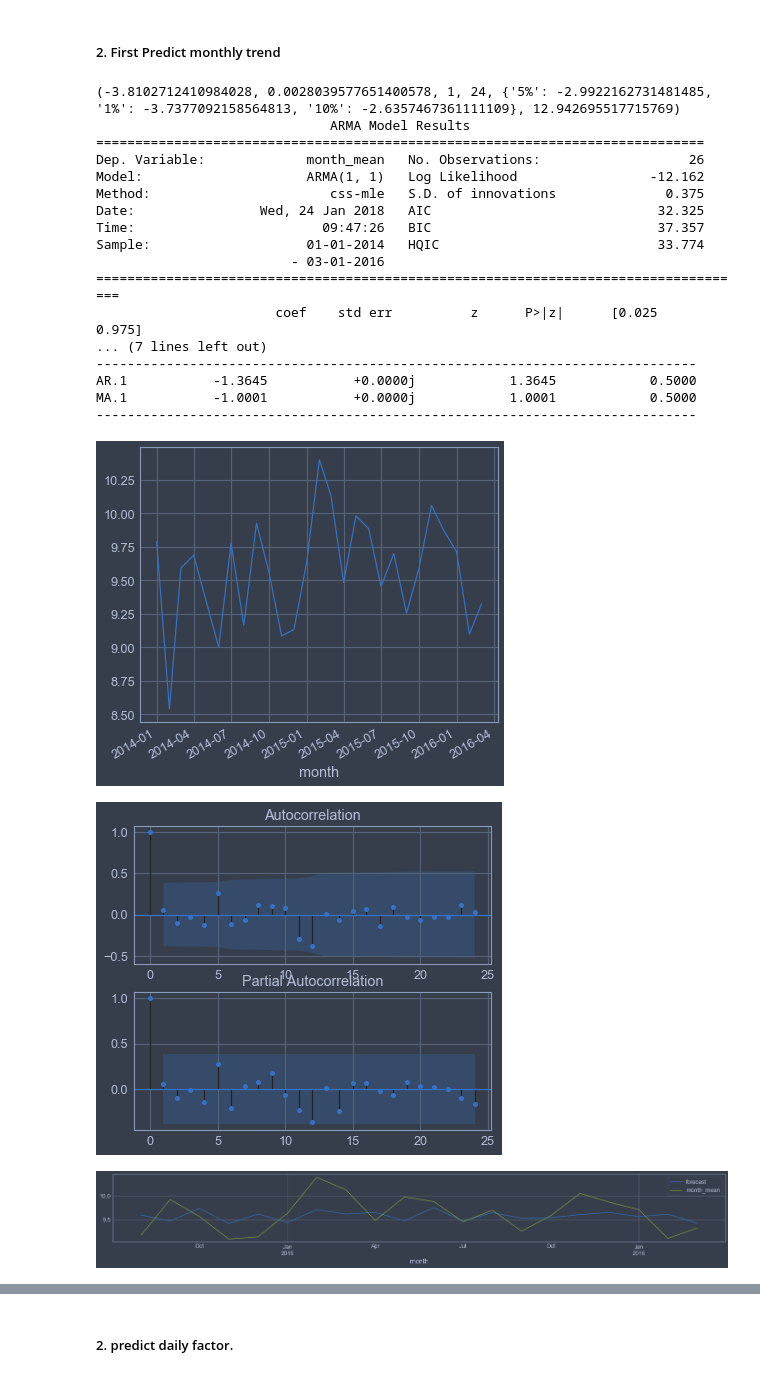
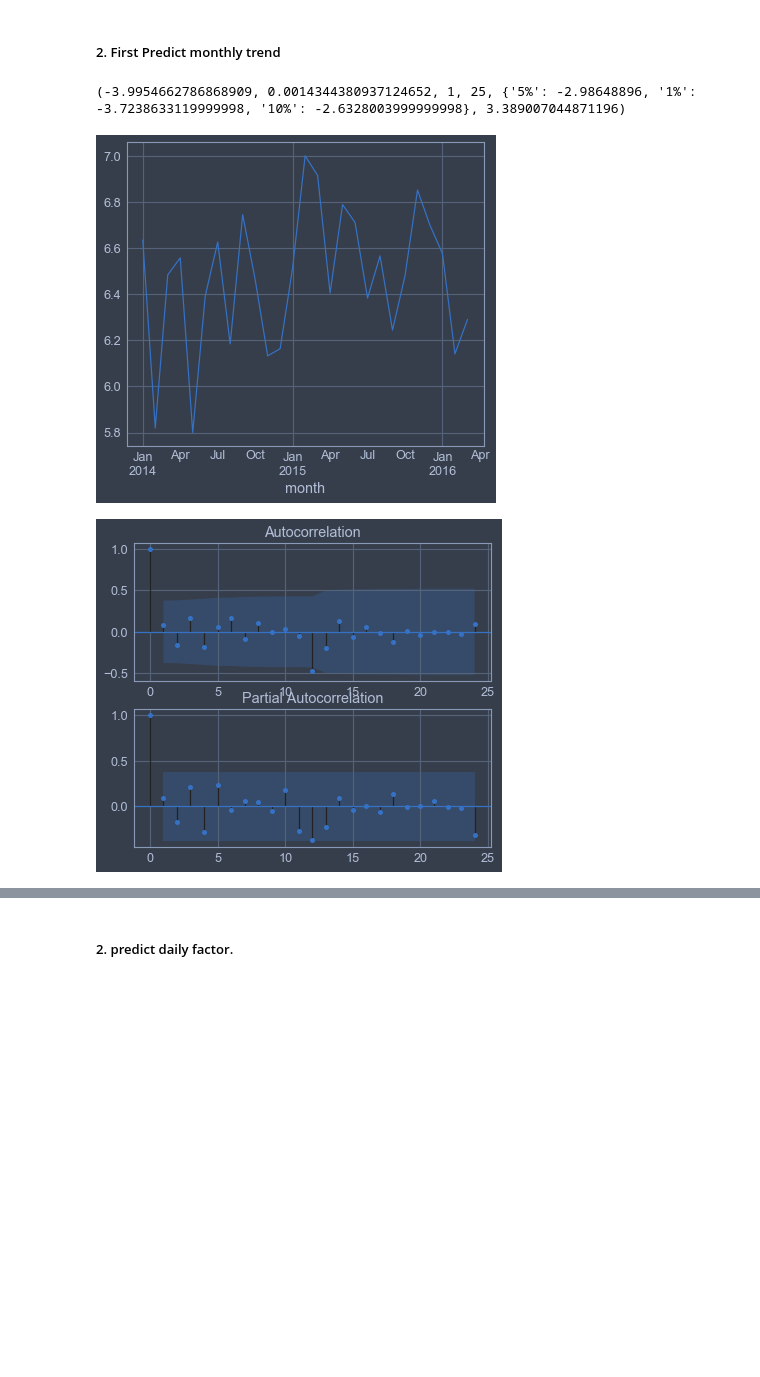
Before and after one commit to zhchaoo/YanCityCarBand_tianchi, a Jupyter notebook: arima.ipynb, the cells around one changed output, grey strips where cells are left out. Drawn from its saved outputs; the diff is of its cells as text; code cells hidden in the pictures; blank space fills up the shorter version.

Commit message:
use mean instead of sum

```diff
--- a/arima.ipynb
+++ b/arima.ipynb
@@ -79,47 +79,25 @@ test_fix_df.set_index('date_fix', inplace=True)
 # %% [markdown]
 ##### 2. First Predict monthly trend
 # %%
-ts = frame_sum.diff(12)
+#
+ts = frame_mean.diff(12)
 # deal with neg values and use log to reduce amplitude
-ts = np.log(ts+10000)
+ts = np.log(ts+500)
 ts.dropna(inplace=True)
 # fix sample with huge diff
-ts[4] = 9.
+ts[4] = 5.8
+ts[13] = 7.0
 ts.plot()
 
 f = plt.figure()
 ax1 = f.add_subplot(211)
 plot_acf(ts, lags=24, ax=ax1)
 ax2 = f.add_subplot(212)
 plot_pacf(ts, lags=24, ax=ax2)
 
 print adfuller(ts)
-f = plt.figure(figsize=(24,6))
-ax1 = f.add_subplot(211)
-#ax2 = f.add_subplot(212)
-model = ARMA(ts, order=(3, 3))
-result_arma = model.fit(disp=-1)
-result_arma.plot_predict(start='2014-08-01', ax=ax1)
-print result_arma.summary()
 # %% [output]
-(-3.8102712410984028, 0.0028039577651400578, 1, 24, {'5%': -2.9922162731481485, '1%': -3.7377092158564813, '10%': -2.6357467361111109}, 12.942695517715769)
-                              ARMA Model Results
-==============================================================================
-Dep. Variable:             month_mean   No. Observations:                   26
-Model:                     ARMA(1, 1)   Log Likelihood                 -12.162
-Method:                       css-mle   S.D. of innovations              0.375
-Date:                Wed, 24 Jan 2018   AIC                             32.325
-Time:                        09:47:26   BIC                             37.357
-Sample:                    01-01-2014   HQIC                            33.774
-                         - 03-01-2016
-====================================================================================
-                       coef    std err          z      P>|z|      [0.025      0.975]
-... (7 lines left out)
------------------------------------------------------------------------------
-AR.1           -1.3645           +0.0000j            1.3645            0.5000
-MA.1           -1.0001           +0.0000j            1.0001            0.5000
------------------------------------------------------------------------------
+(-3.9954662786868909, 0.0014344380937124652, 1, 25, {'5%': -2.98648896, '1%': -3.7238633119999998, '10%': -2.6328003999999998}, 3.389007044871196)
-[figure, old version]
+[figure, new version]
-[figure, old version]
+[figure, new version]
-[figure, removed]
 # %%
```
Also changed, not shown: parts of 5 cells of this notebook.
